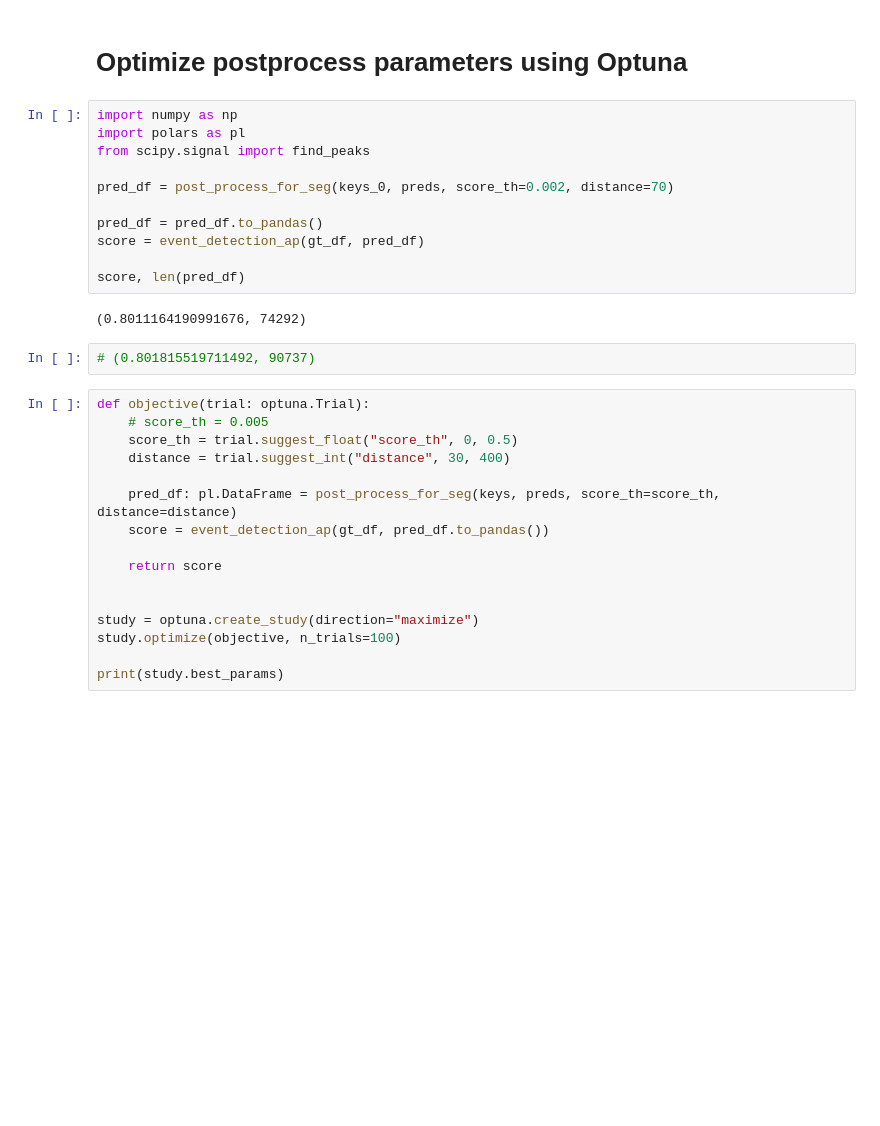
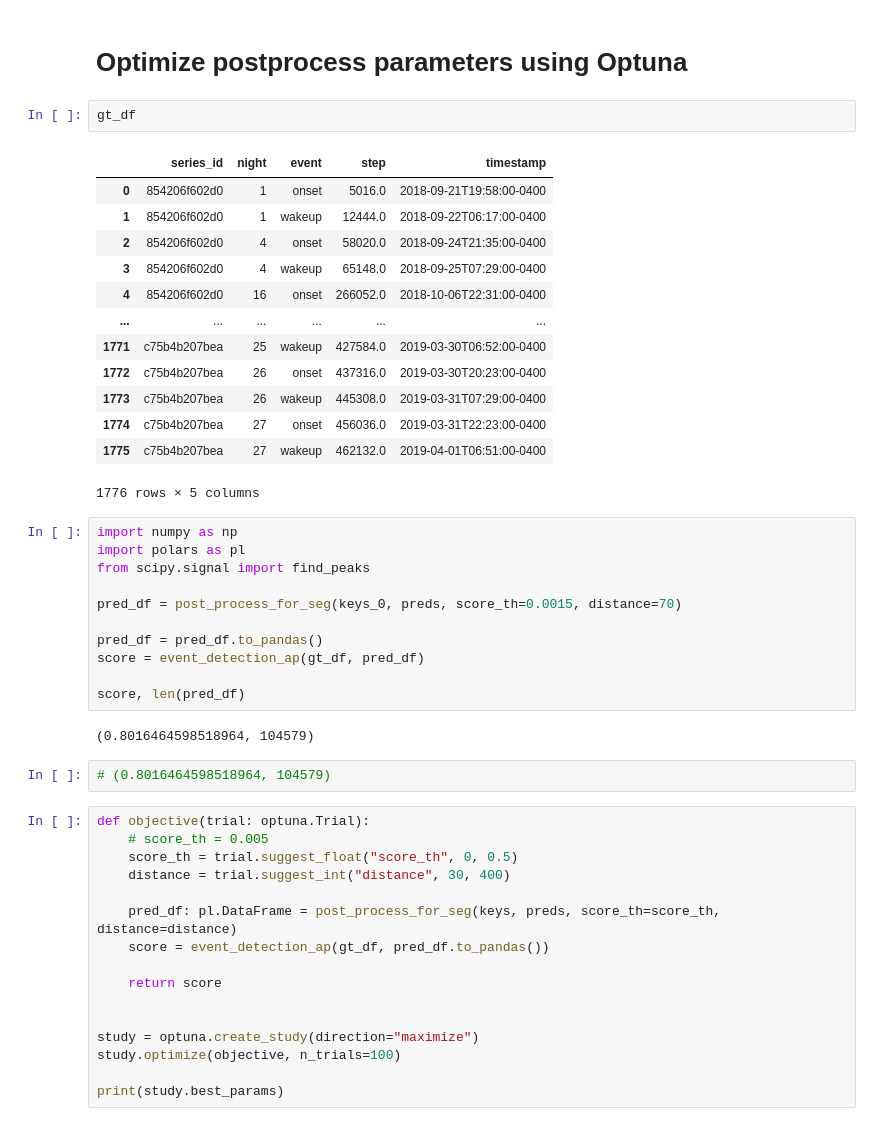
Before and after one commit to beatwad/DSS, a Jupyter notebook: notebook/eda001.ipynb, the cells around one changed output. Saved outputs shown, nothing was run; the diff lists cells and outputs as text; blank space fills up the shorter version.

```diff
--- a/notebook/eda001.ipynb
+++ b/notebook/eda001.ipynb
@@ -92,21 +92,37 @@ Will assume defaults for version 1.1
   initialize(config_path=config_path.as_posix())
 # %% [markdown]
 # Optimize postprocess parameters using Optuna
+# %%
+gt_df
+# %% [output]
+|  | series_id | night | event | step | timestamp |
+| 0 | 854206f602d0 | 1 | onset | 5016.0 | 2018-09-21T19:58:00-0400 |
+| 1 | 854206f602d0 | 1 | wakeup | 12444.0 | 2018-09-22T06:17:00-0400 |
+| 2 | 854206f602d0 | 4 | onset | 58020.0 | 2018-09-24T21:35:00-0400 |
+| 3 | 854206f602d0 | 4 | wakeup | 65148.0 | 2018-09-25T07:29:00-0400 |
+| 4 | 854206f602d0 | 16 | onset | 266052.0 | 2018-10-06T22:31:00-0400 |
+| ... | ... | ... | ... | ... | ... |
+| 1771 | c75b4b207bea | 25 | wakeup | 427584.0 | 2019-03-30T06:52:00-0400 |
+| 1772 | c75b4b207bea | 26 | onset | 437316.0 | 2019-03-30T20:23:00-0400 |
+| 1773 | c75b4b207bea | 26 | wakeup | 445308.0 | 2019-03-31T07:29:00-0400 |
+| 1774 | c75b4b207bea | 27 | onset | 456036.0 | 2019-03-31T22:23:00-0400 |
+| 1775 | c75b4b207bea | 27 | wakeup | 462132.0 | 2019-04-01T06:51:00-0400 |
+1776 rows × 5 columns
 # %%
 import numpy as np
 import polars as pl
 from scipy.signal import find_peaks
 
-pred_df = post_process_for_seg(keys_0, preds, score_th=0.002, distance=70)
+pred_df = post_process_for_seg(keys_0, preds, score_th=0.0015, distance=70)
 
 pred_df = pred_df.to_pandas()
 score = event_detection_ap(gt_df, pred_df)
 
 score, len(pred_df)
 # %% [output]
-(0.8011164190991676, 74292)
+(0.8016464598518964, 104579)
 # %%
-# (0.801815519711492, 90737)
+# (0.8016464598518964, 104579)
 # %%
 def objective(trial: optuna.Trial):
     # score_th = 0.005
```
Also changed, not shown: 1 other file.
